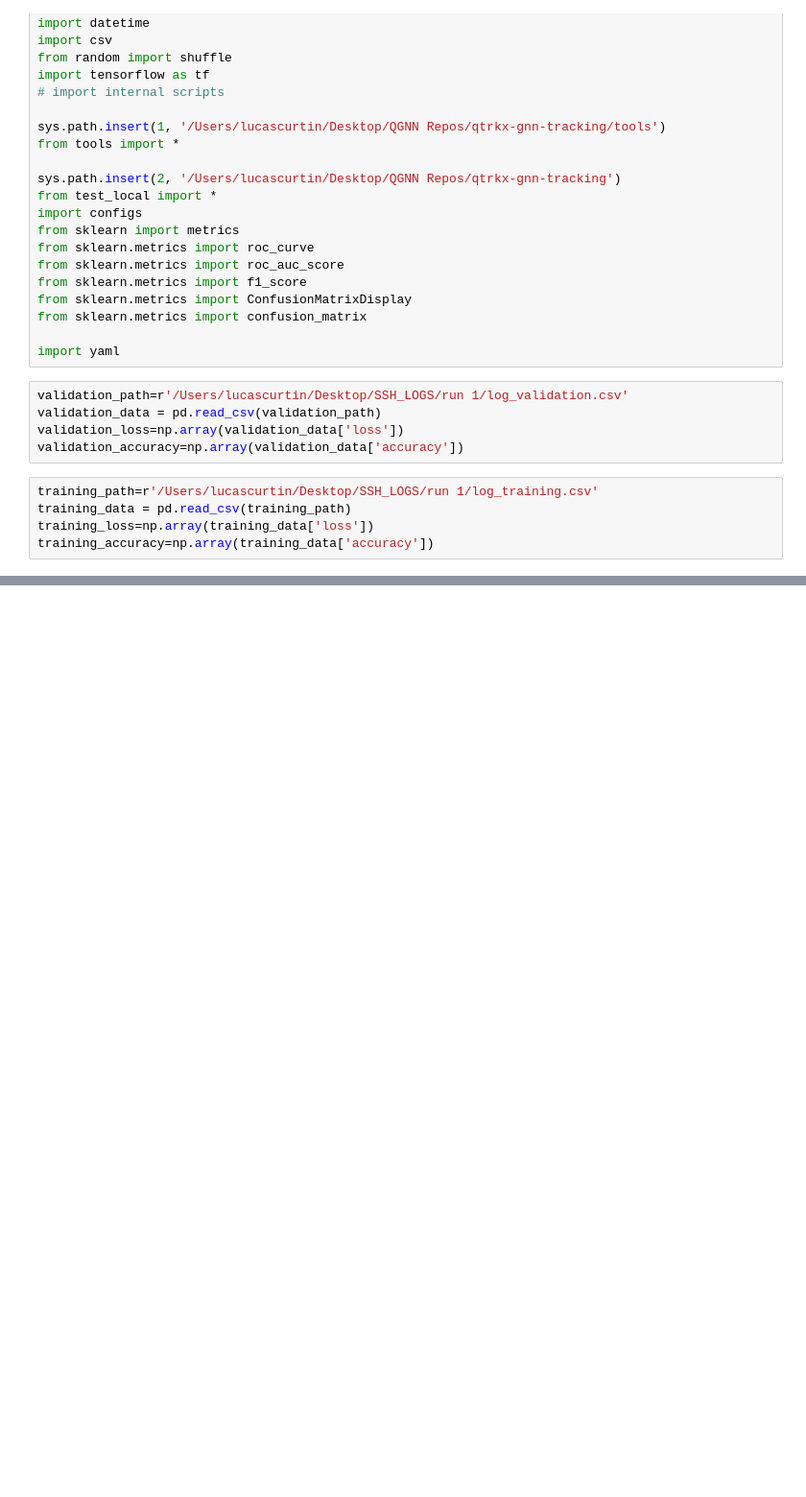
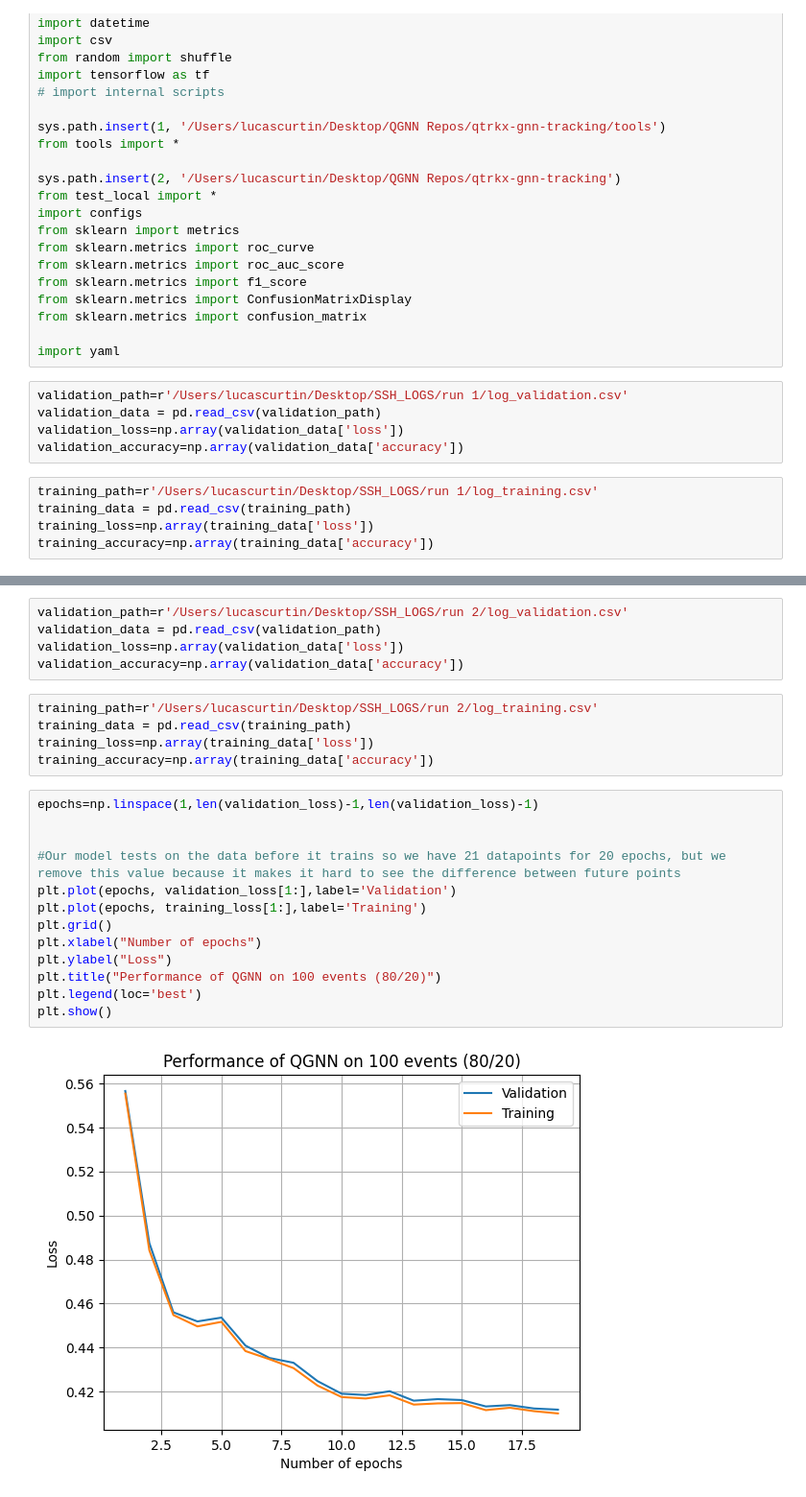
Before and after one commit to boboboon/qtrkx-gnn-tracking, a Jupyter notebook: notebooks/classical_plotter.ipynb, the cells around one changed output, grey strips where cells are left out. Shown at 96% size. Cells and saved outputs as stored; diff of their text form; blank space fills up the shorter version.

```diff
--- a/notebooks/classical_plotter.ipynb
+++ b/notebooks/classical_plotter.ipynb
@@ -67,0 +68,25 @@ plt.show()
+# %%
+validation_path=r'/Users/lucascurtin/Desktop/SSH_LOGS/run 2/log_validation.csv'
+validation_data = pd.read_csv(validation_path)
+validation_loss=np.array(validation_data['loss'])
+validation_accuracy=np.array(validation_data['accuracy'])
+# %%
+training_path=r'/Users/lucascurtin/Desktop/SSH_LOGS/run 2/log_training.csv'
+training_data = pd.read_csv(training_path)
+training_loss=np.array(training_data['loss'])
+training_accuracy=np.array(training_data['accuracy'])
+# %%
+epochs=np.linspace(1,len(validation_loss)-1,len(validation_loss)-1)
+
+
+#Our model tests on the data before it trains so we have 21 datapoints for 20 epochs, but we remove this value because it makes it hard to see the difference between future points
+plt.plot(epochs, validation_loss[1:],label='Validation')
+plt.plot(epochs, training_loss[1:],label='Training')
+plt.grid()
+plt.xlabel("Number of epochs")
+plt.ylabel("Loss")
+plt.title("Performance of QGNN on 100 events (80/20)")
+plt.legend(loc='best')
+plt.show()
+# %% [output]
+[figure, added]
```
Also changed, not shown: parts of 3 cells of this notebook, 12 other files.
